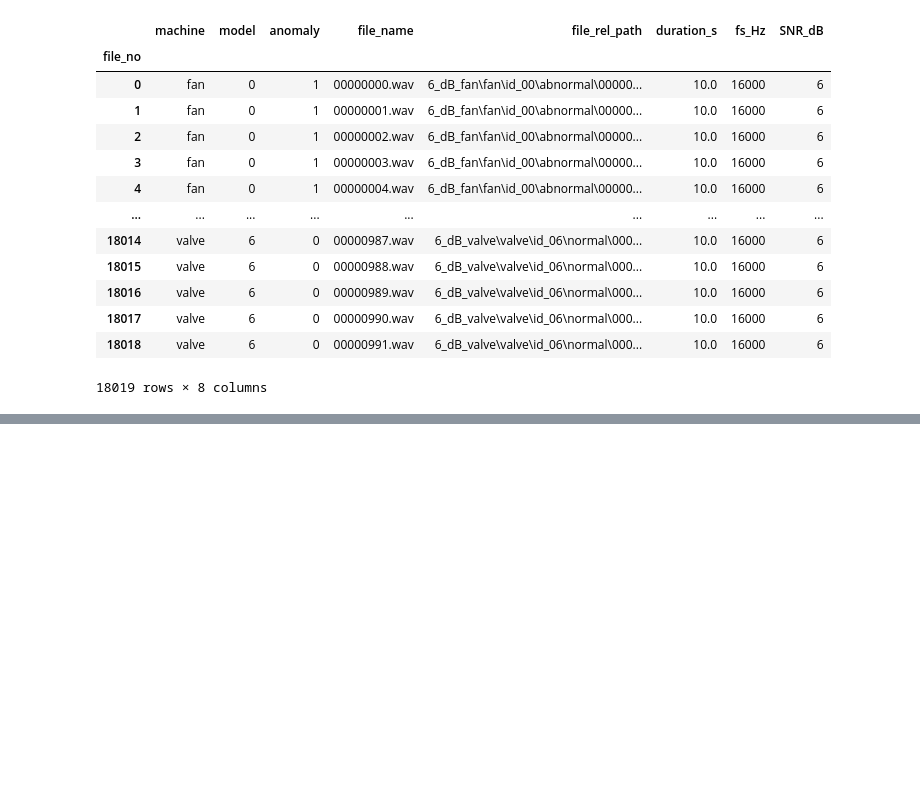
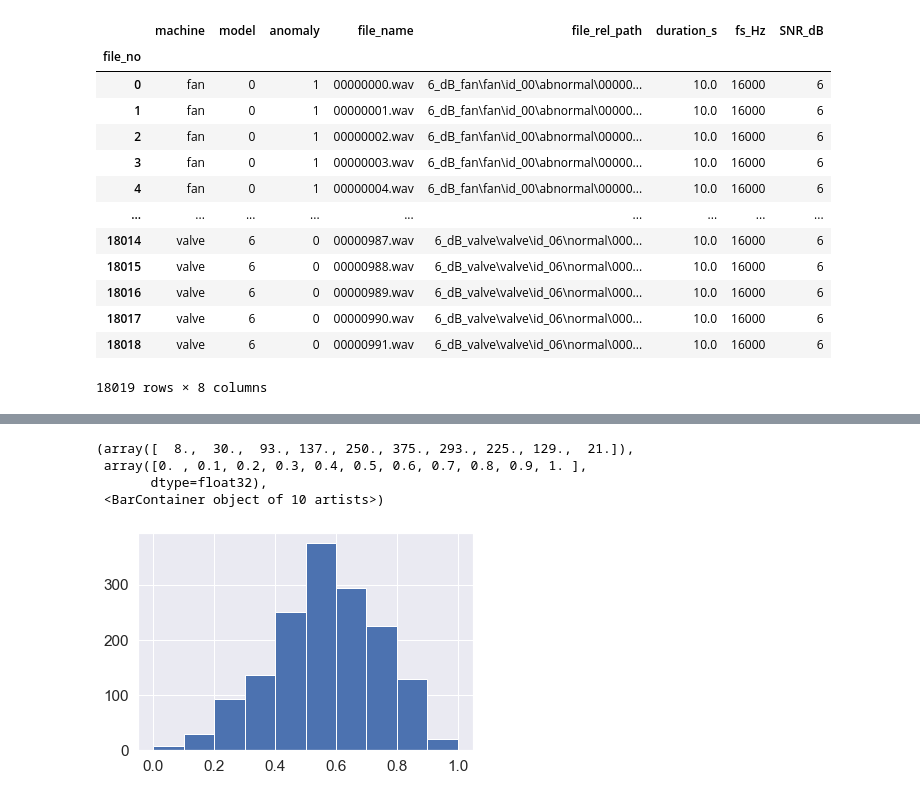
Before and after one commit to eceboran/AudioMalfunctionDetection, a Jupyter notebook: Modeling/one-class-svm-.ipynb, the cells around one changed output, grey strips where cells are left out. Saved outputs shown, nothing was run; the diff lists cells and outputs as text; code cells hidden in the pictures; blank space fills up the shorter version.

```diff
--- a/Modeling/one-class-svm-.ipynb
+++ b/Modeling/one-class-svm-.ipynb
@@ -182,0 +157,8 @@ X_anomaly = X_training[anom_index]
+# %%
+window = 0.5
+n_mels = 64
+overlap = 0.25
+
+X, y, params = get_melspec_features_from_files(df_machine, window, n_mels, overlap)
+print(X.shape)
+print(y.shape)
@@ -182,0 +168,16 @@ X_anomaly = X_training[anom_index]
+# %%
+# Separate data into training and test sets
+# All abnormal samples are in the test set
+# Equal number of normal samples in the test set
+# Remaining in the training set
+no_abnormal_test = sum(df_machine.anomaly==1)
+no_normal_test = no_abnormal_test
+no_normal_training = df_machine.shape[0]-no_normal_test-no_abnormal_test
+
+df_machine['test_train'] = 0
+df_machine.loc[df_machine.anomaly==1, 'test_train'] = 1
+random.seed(12)
+ind_normal_test = random.sample(list(df_machine[df_machine.anomaly==0].index), no_normal_test)
+df_machine.loc[ind_normal_test, 'test_train'] = 1
+
+df_machine.groupby(['anomaly','test_train']).count()
@@ -182,0 +190,13 @@ X_anomaly = X_training[anom_index]
+# %%
+X_train = X[(df_machine.test_train==0).squeeze(), :]
+X_test = X[(df_machine.test_train==1).squeeze(), :]
+y_train = y[(df_machine.test_train==0).squeeze(), :]
+y_test = y[(df_machine.test_train==1).squeeze(), :]
+# %%
+# Standardizing each feature using the train mean and standard deviation
+for no_feat in range(X_train.shape[1]):
+    minval = np.min(X_train[:,no_feat])
+    maxval = np.max(X_train[:,no_feat])
+
+    X_train[:,no_feat] = (X_train[:,no_feat]-minval)/(maxval-minval)
+    X_test[:,no_feat] = (X_test[:,no_feat]-minval)/(maxval-minval)
@@ -182,0 +215,9 @@ X_anomaly = X_training[anom_index]
+# %%
+# Histogram of features
+plt.hist(X_train[:,10])
+# %% [output]
+(array([  8.,  30.,  93., 137., 250., 375., 293., 225., 129.,  21.]),
+ array([0. , 0.1, 0.2, 0.3, 0.4, 0.5, 0.6, 0.7, 0.8, 0.9, 1. ],
+       dtype=float32),
+ <BarContainer object of 10 artists>)
+[figure, added]
```
Also changed, not shown: parts of 20 cells of this notebook.
